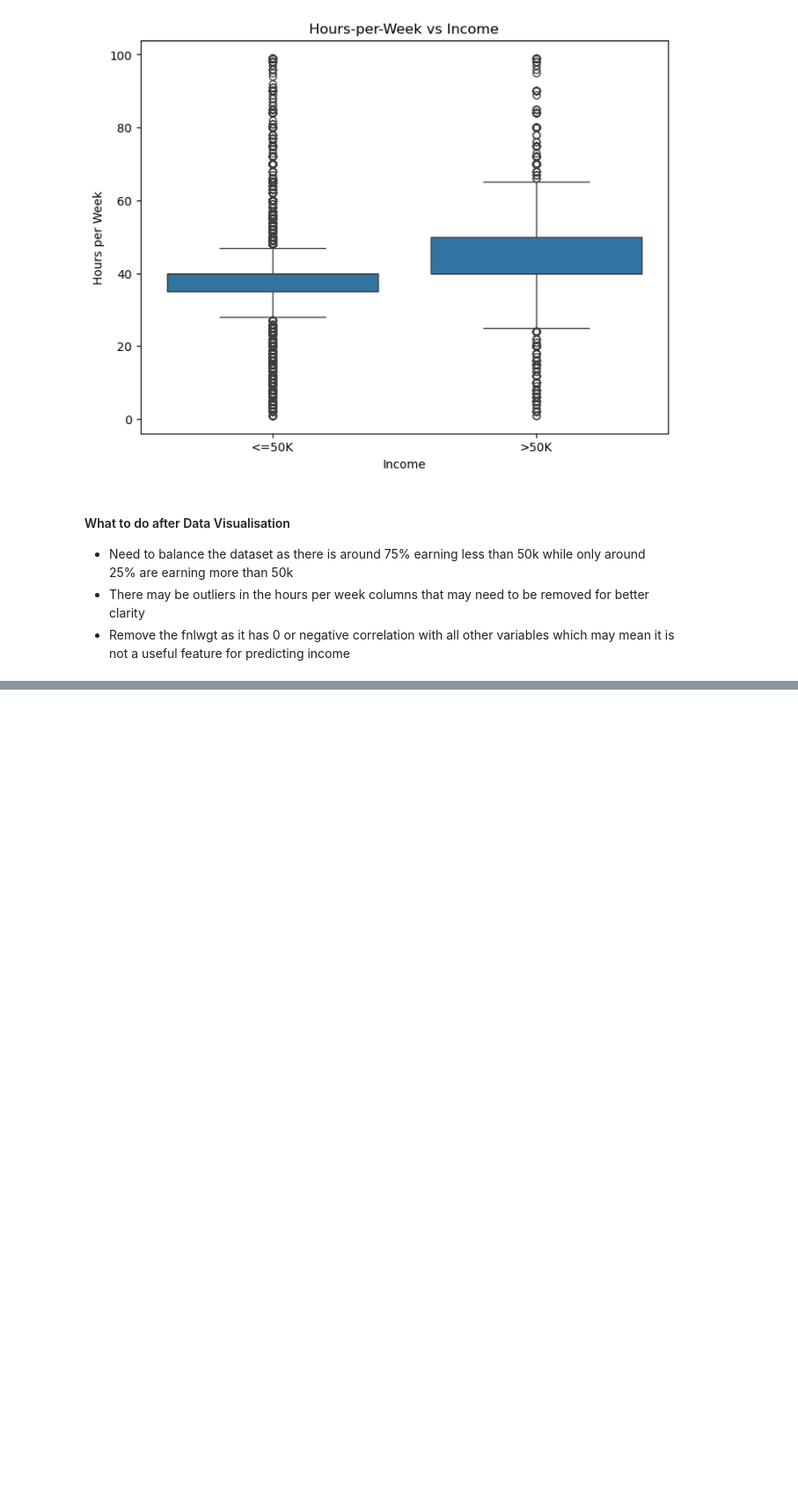
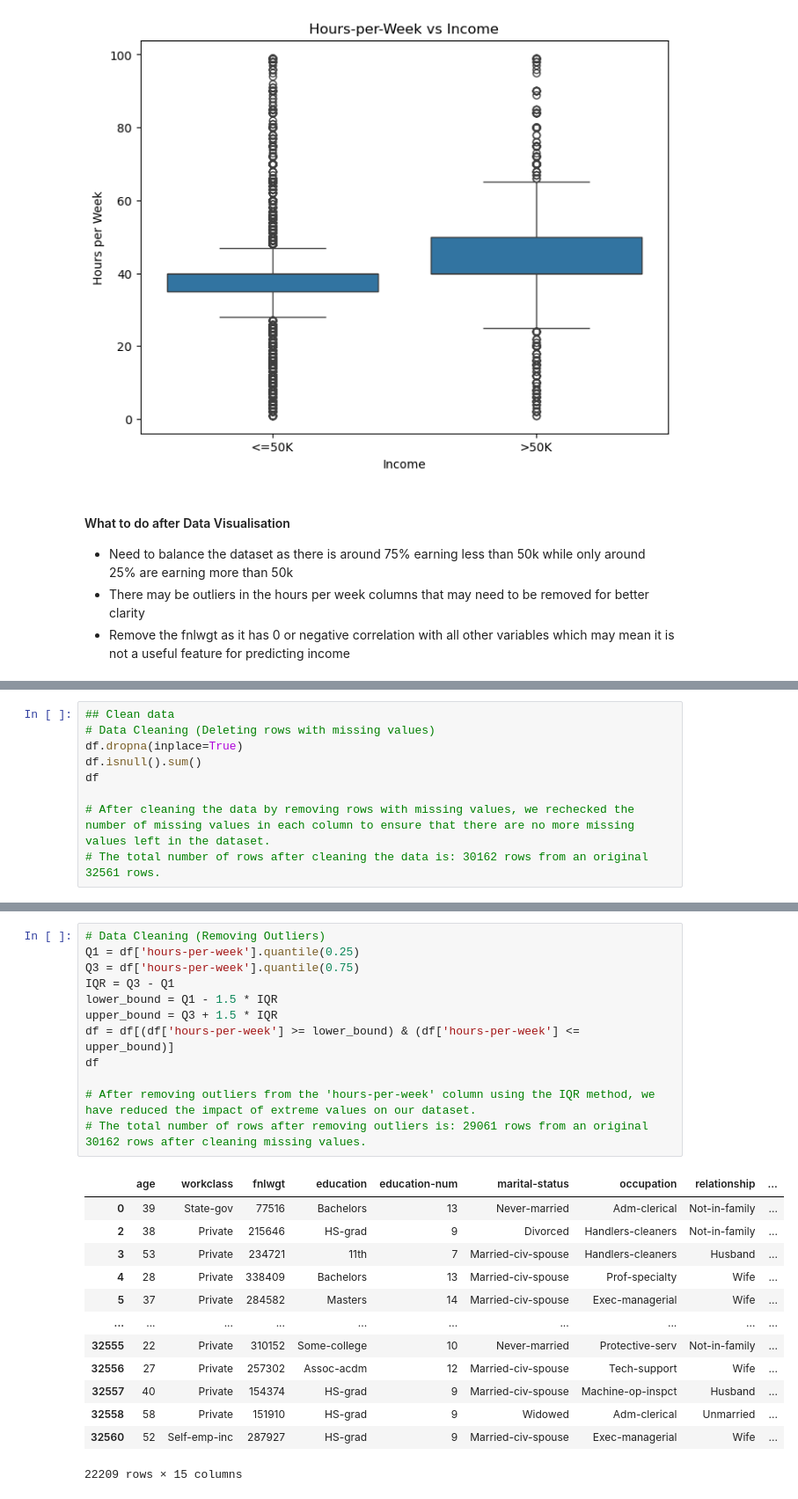
Before and after one commit to limchx/MLDP_Machine_Learning_Project, a Jupyter notebook: MLDP_Code_Submission.ipynb, the cells around one changed output, grey strips where cells are left out. Shown at 88% size. Saved outputs shown, nothing was run; the diff lists cells and outputs as text; blank space fills up the shorter version.

Commit message:
Data Preparation Before Model Training

```diff
--- a/MLDP_Code_Submission.ipynb
+++ b/MLDP_Code_Submission.ipynb
@@ -256,0 +261,9 @@ plt.show()
+# %%
+## Clean data
+# Data Cleaning (Deleting rows with missing values)
+df.dropna(inplace=True)
+df.isnull().sum()
+df
+
+# After cleaning the data by removing rows with missing values, we rechecked the number of missing values in each column to ensure that there are no more missing values left in the dataset.
+# The total number of rows after cleaning the data is: 30162 rows from an original 32561 rows.
@@ -256,0 +284,26 @@ plt.show()
+# %%
+# Data Cleaning (Removing Outliers)
+Q1 = df['hours-per-week'].quantile(0.25)
+Q3 = df['hours-per-week'].quantile(0.75)
+IQR = Q3 - Q1
+lower_bound = Q1 - 1.5 * IQR
+upper_bound = Q3 + 1.5 * IQR
+df = df[(df['hours-per-week'] >= lower_bound) & (df['hours-per-week'] <= upper_bound)]
+df
+
+# After removing outliers from the 'hours-per-week' column using the IQR method, we have reduced the impact of extreme values on our dataset.
+# The total number of rows after removing outliers is: 29061 rows from an original 30162 rows after cleaning missing values.
+# %% [output]
+|  | age | workclass | fnlwgt | education | education-num | marital-status | occupation | relationship | ... |
+| 0 | 39 | State-gov | 77516 | Bachelors | 13 | Never-married | Adm-clerical | Not-in-family | ... |
+| 2 | 38 | Private | 215646 | HS-grad | 9 | Divorced | Handlers-cleaners | Not-in-family | ... |
+| 3 | 53 | Private | 234721 | 11th | 7 | Married-civ-spouse | Handlers-cleaners | Husband | ... |
+| 4 | 28 | Private | 338409 | Bachelors | 13 | Married-civ-spouse | Prof-specialty | Wife | ... |
+| 5 | 37 | Private | 284582 | Masters | 14 | Married-civ-spouse | Exec-managerial | Wife | ... |
+| ... | ... | ... | ... | ... | ... | ... | ... | ... | ... |
+| 32555 | 22 | Private | 310152 | Some-college | 10 | Never-married | Protective-serv | Not-in-family | ... |
+| 32556 | 27 | Private | 257302 | Assoc-acdm | 12 | Married-civ-spouse | Tech-support | Wife | ... |
+| 32557 | 40 | Private | 154374 | HS-grad | 9 | Married-civ-spouse | Machine-op-inspct | Husband | ... |
+| 32558 | 58 | Private | 151910 | HS-grad | 9 | Widowed | Adm-clerical | Unmarried | ... |
+| 32560 | 52 | Self-emp-inc | 287927 | HS-grad | 9 | Married-civ-spouse | Exec-managerial | Wife | ... |
+22209 rows × 15 columns
```
Also changed, not shown: parts of 4 cells of this notebook.
